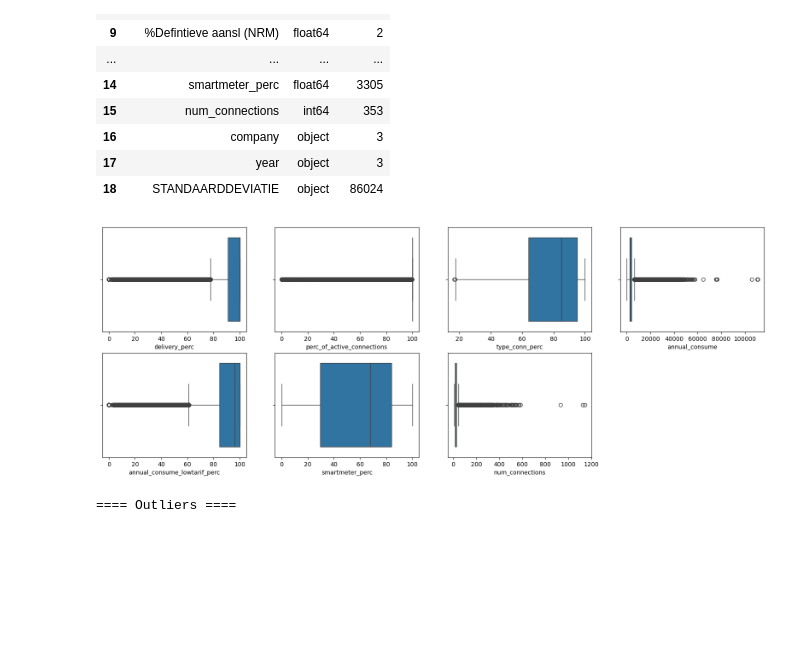
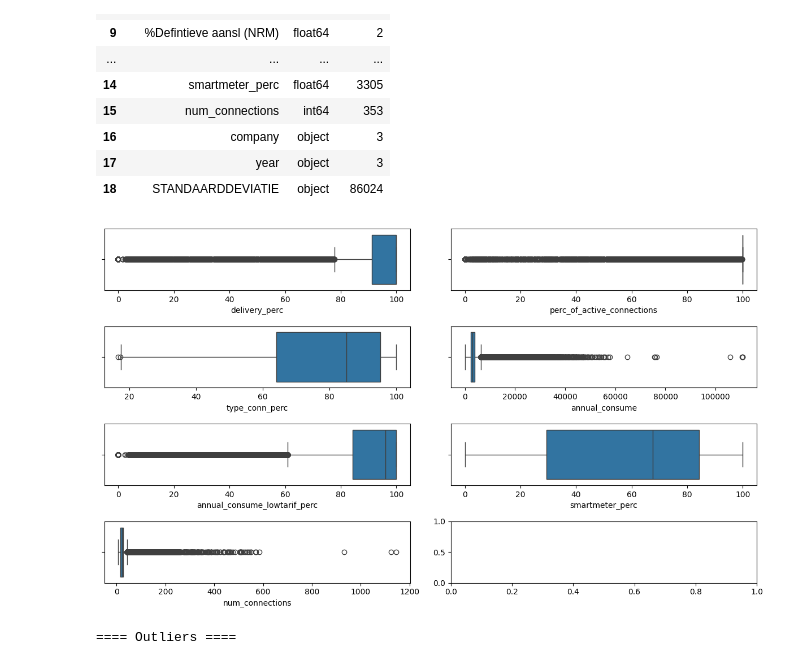
Before and after one commit to OnlyUsePascal/EEET2574-BigData-Asm2, a Jupyter notebook: jupyter-notebook/notebook/notebook-electricity.ipynb, the cells around one changed output. Drawn from its saved outputs; the diff is of its cells as text; code cells hidden in the pictures; blank space fills up the shorter version.

Commit message:
update: data analysis

```diff
--- a/jupyter-notebook/notebook/notebook-electricity.ipynb
+++ b/jupyter-notebook/notebook/notebook-electricity.ipynb
@@ -249,15 +236,17 @@ display(count_unique_values(df_raw))
 # %%
 # box plot
 def box_plot(dfInput, cols):
-  plt.figure(figsize=(20, 7))
+  # plt.figure(figsize=(20, 6))
+  fig, axes = plt.subplots(ncols = 2, nrows=4, figsize=(12, 7))
+  axes = axes.flatten()
   for i,col in enumerate(cols):
-    plt.subplot(2, 4, i+1)
-    sns.boxplot(x = dfInput[col], data = dfInput)
+    sns.boxplot(x = dfInput[col], ax=axes[i])
+  plt.tight_layout()
   plt.show()
 
 box_plot(df_raw, numerical_fields)
 # %% [output]
-[figure, old version]
+[figure, new version]
 # %%
 # counting outliers from the graph above
 def count_outlier(dfInput, cols):
```
Also changed, not shown: parts of 29 cells of this notebook.
